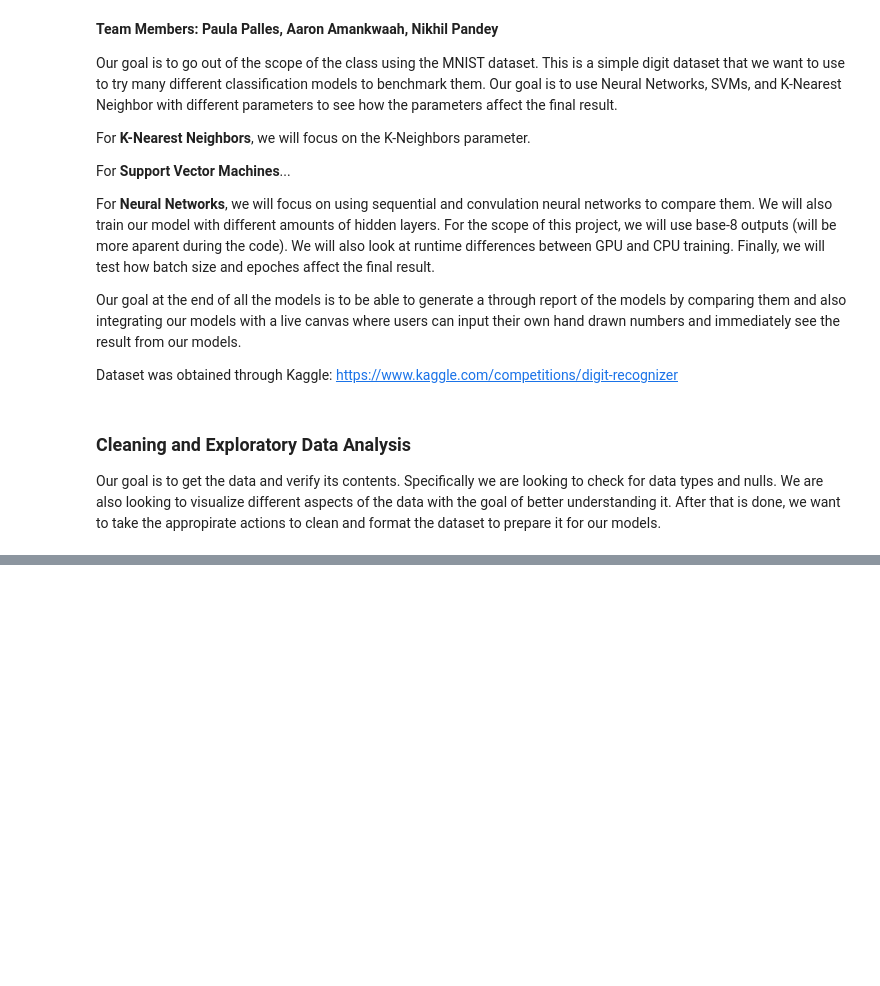
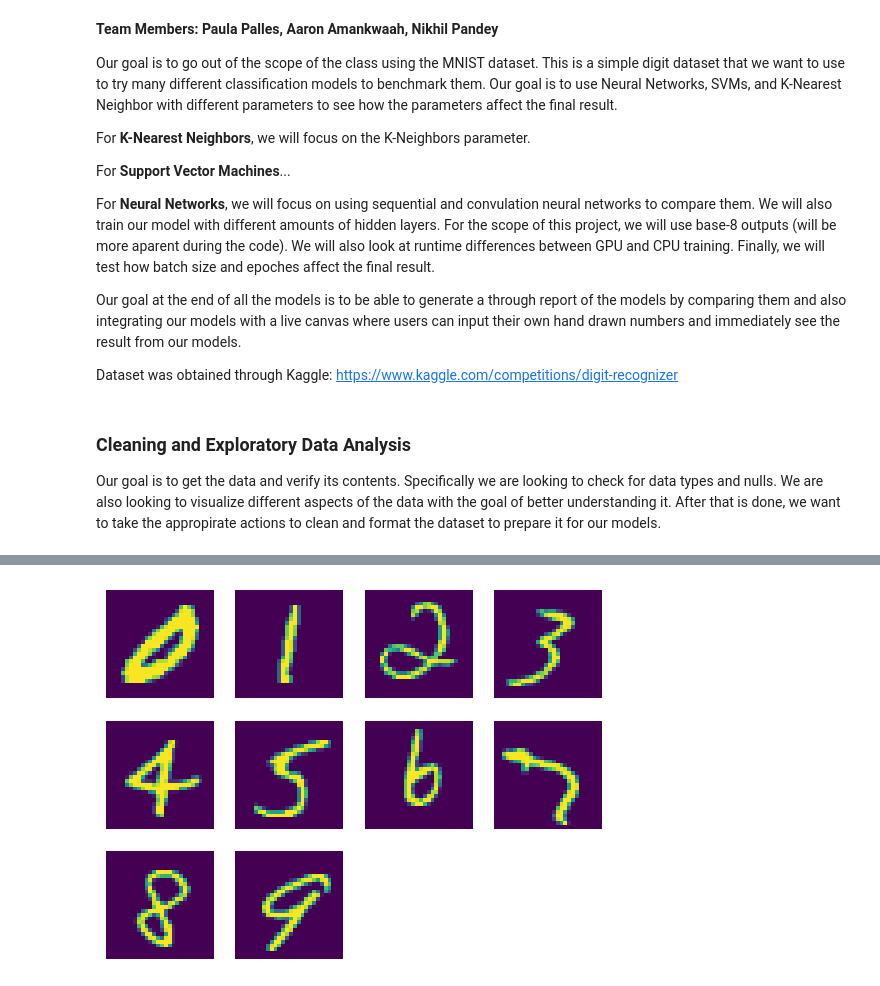
Before and after one commit to Tqkoyaki/DeepDigits, a Jupyter notebook: Final.ipynb, the cells around one changed output, grey strips where cells are left out. Saved outputs shown, nothing was run; the diff lists cells and outputs as text; code cells hidden in the pictures; blank space fills up the shorter version.

```diff
--- a/Final.ipynb
+++ b/Final.ipynb
@@ -97,7 +25,0 @@ plt.imshow(train.iloc[0,1:].values.reshape(28,28))
-# %%
-for i in range(10):
-    digit_data = train[train.label == i]
-    digit_data = digit_data.iloc[rand.randint(0, digit_data.shape[0]), 1:]
-    plt.subplot(3, 4, i + 1)
-    plt.imshow(digit_data.values.reshape(28, 28))
-    plt.axis('off')
@@ -106,8 +25,0 @@ for i in range(10):
-# %%
-for i in range(10):
-    digit_all_data = train[train.label == i]
-    for j in range(5):
-        digit_data = digit_all_data.iloc[rand.randint(0, digit_data.shape[0]), 1:]
-        plt.subplot(10, 5, i * 5 + j + 1)
-        plt.imshow(digit_data.values.reshape(28, 28))
-        plt.axis("off")
@@ -119,0 +26,3 @@ plot = sns.barplot(x=list(train.label.value_counts().index), y=list(train.label.
+# %%
+data = pd.read_csv('./data/train.csv')
+data
@@ -119,0 +68,9 @@ plot = sns.barplot(x=list(train.label.value_counts().index), y=list(train.label.
+# %%
+for i in range(10):
+    digit_data = data[data.label == i]
+    digit_data = digit_data.iloc[rand.randint(0, digit_data.shape[0]), 1:]
+    plt.subplot(3, 4, i + 1)
+    plt.imshow(digit_data.values.reshape(28, 28))
+    plt.axis('off')
+# %% [output]
+[figure, added]
```
Also changed, not shown: parts of 44 cells of this notebook.
